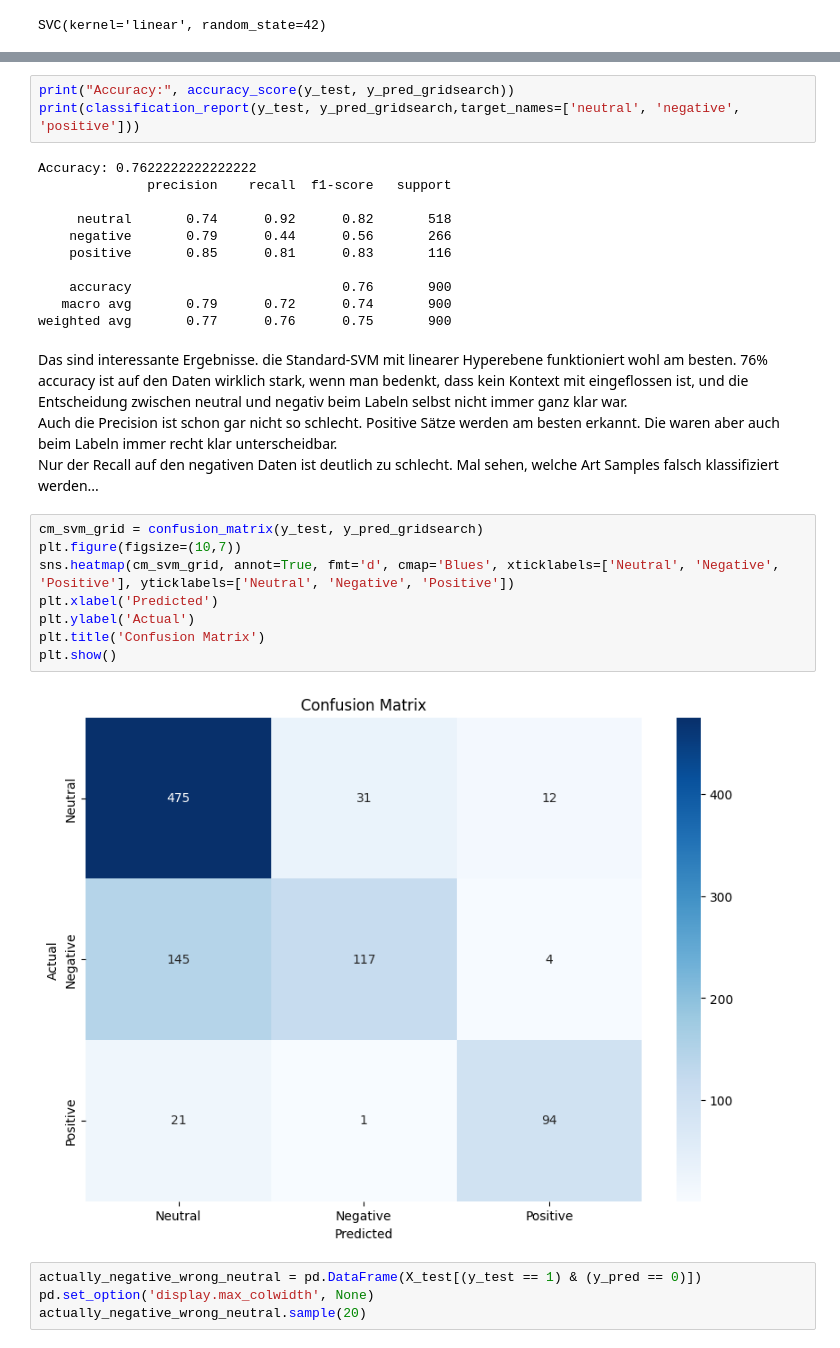
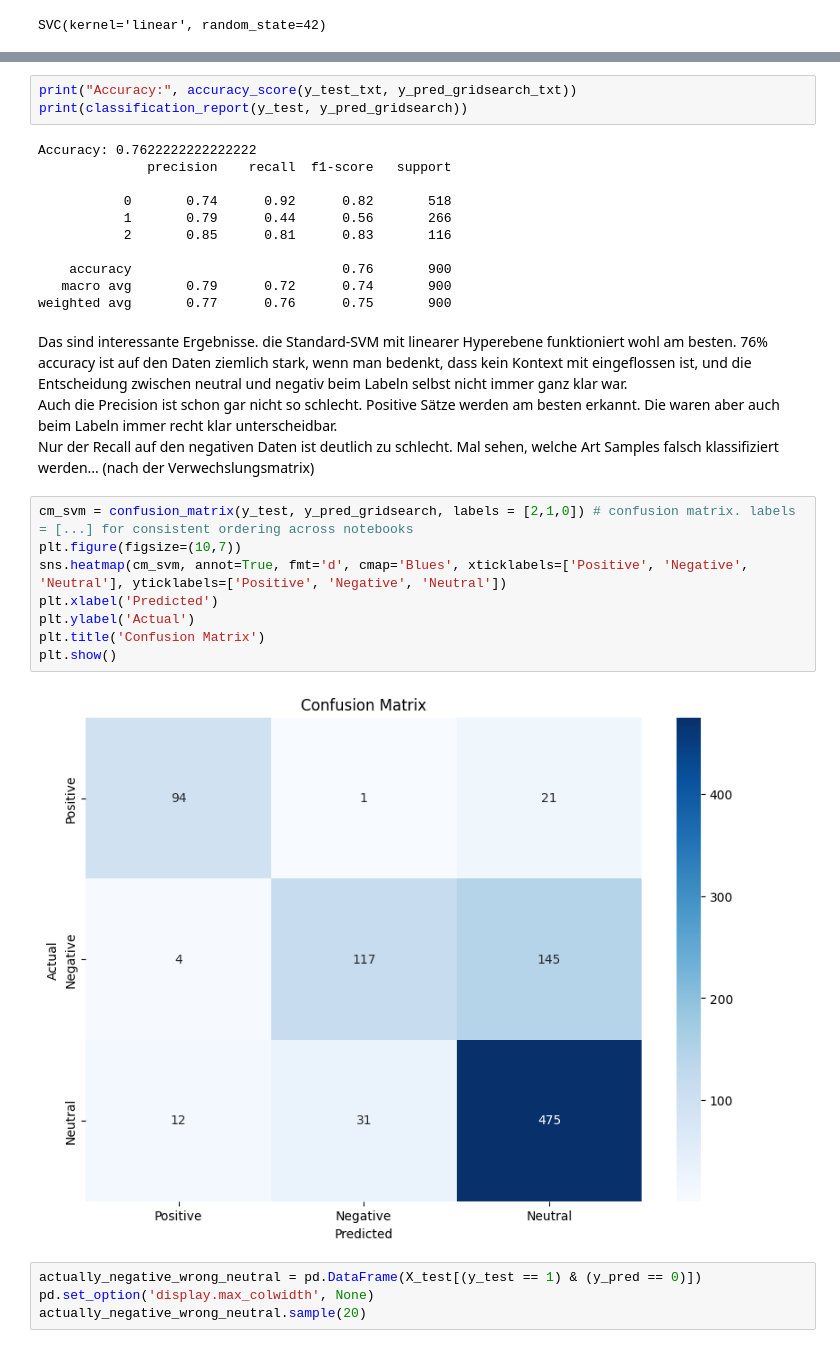
Before and after one commit to stellamoR/bundestag_zwischenrufe, a Jupyter notebook: III_sentiment_analysis/01_sentiment_analysis_classic_ml_methods.ipynb, the cells around one changed output, grey strips where cells are left out. Cells and saved outputs as stored; diff of their text form.

```diff
--- a/III_sentiment_analysis/01_sentiment_analysis_classic_ml_methods.ipynb
+++ b/III_sentiment_analysis/01_sentiment_analysis_classic_ml_methods.ipynb
@@ -202,33 +294,33 @@ y_pred_gridsearch = best_estimator.predict(X_test_tfidf)
 # %% [output]
 Best Parameters: {'C': 1, 'coef0': 0, 'degree': 2, 'gamma': 0.001, 'kernel': 'linear'}
 # %%
-print("Accuracy:", accuracy_score(y_test, y_pred_gridsearch))
-print(classification_report(y_test, y_pred_gridsearch,target_names=['neutral', 'negative', 'positive']))
+print("Accuracy:", accuracy_score(y_test_txt, y_pred_gridsearch_txt))
+print(classification_report(y_test, y_pred_gridsearch))
 # %% [output]
 Accuracy: 0.7622222222222222
               precision    recall  f1-score   support
 
-     neutral       0.74      0.92      0.82       518
-    negative       0.79      0.44      0.56       266
-    positive       0.85      0.81      0.83       116
+           0       0.74      0.92      0.82       518
+           1       0.79      0.44      0.56       266
+           2       0.85      0.81      0.83       116
 
     accuracy                           0.76       900
    macro avg       0.79      0.72      0.74       900
 weighted avg       0.77      0.76      0.75       900
 # %% [markdown]
-Das sind interessante Ergebnisse. die Standard-SVM mit linearer Hyperebene funktioniert wohl am besten. 76% accuracy ist auf den Daten wirklich stark, wenn man bedenkt, dass kein Kontext mit eingeflossen ist, und die Entscheidung zwischen neutral und negativ beim Labeln selbst nicht immer ganz klar war.
+Das sind interessante Ergebnisse. die Standard-SVM mit linearer Hyperebene funktioniert wohl am besten. 76% accuracy ist auf den Daten ziemlich stark, wenn man bedenkt, dass kein Kontext mit eingeflossen ist, und die Entscheidung zwischen neutral und negativ beim Labeln selbst nicht immer ganz klar war.
 Auch die Precision ist schon gar nicht so schlecht. Positive Sätze werden am besten erkannt. Die waren aber auch beim Labeln immer recht klar unterscheidbar.
-Nur der Recall auf den negativen Daten ist deutlich zu schlecht. Mal sehen, welche Art Samples falsch klassifiziert werden...
+Nur der Recall auf den negativen Daten ist deutlich zu schlecht. Mal sehen, welche Art Samples falsch klassifiziert werden... (nach der Verwechslungsmatrix)
 # %%
-cm_svm_grid = confusion_matrix(y_test, y_pred_gridsearch)
+cm_svm = confusion_matrix(y_test, y_pred_gridsearch, labels = [2,1,0]) # confusion matrix. labels = [...] for consistent ordering across notebooks
 plt.figure(figsize=(10,7))
-sns.heatmap(cm_svm_grid, annot=True, fmt='d', cmap='Blues', xticklabels=['Neutral', 'Negative', 'Positive'], yticklabels=['Neutral', 'Negative', 'Positive'])
+sns.heatmap(cm_svm, annot=True, fmt='d', cmap='Blues', xticklabels=['Positive', 'Negative', 'Neutral'], yticklabels=['Positive', 'Negative', 'Neutral'])
 plt.xlabel('Predicted')
 plt.ylabel('Actual')
 plt.title('Confusion Matrix')
 plt.show()
 # %% [output]
-[figure, old version]
+[figure, new version]
 # %%
 actually_negative_wrong_neutral = pd.DataFrame(X_test[(y_test == 1) & (y_pred == 0)])
 pd.set_option('display.max_colwidth', None)
```
Also changed, not shown: parts of 37 cells of this notebook, 26 other files.
